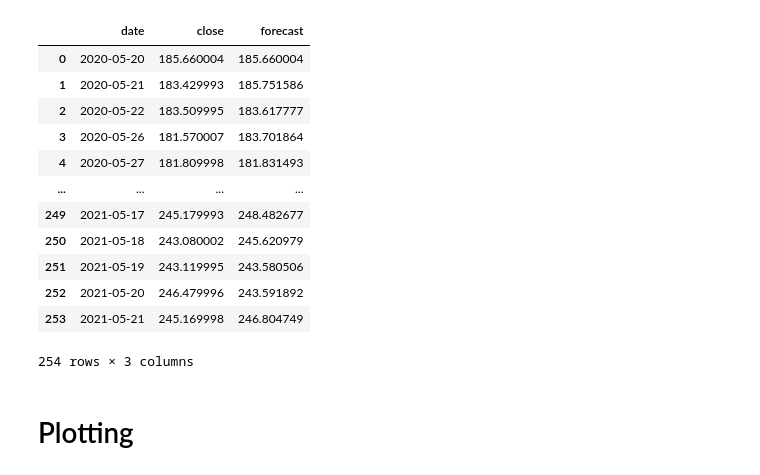
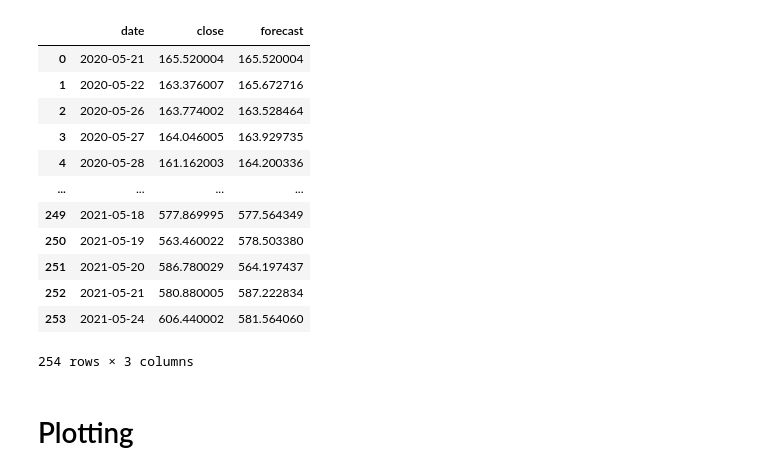
Before and after one commit to ulrikson/trading, a Jupyter notebook: simulate.ipynb, the cells around one changed output. Cells and saved outputs as stored; diff of their text form; code cells hidden in the pictures.

```diff
--- a/simulate.ipynb
+++ b/simulate.ipynb
@@ -7,22 +7,23 @@ import math
 import seaborn as sns
 sns.set()
 # %%
-df = pd.read_csv('data/msft_cross_val.csv')
+stock = 'TSLA'
+df = pd.read_csv(f'data/{stock.lower()}_cross_val.csv')
 df.date = pd.to_datetime(df.date)
 df
 # %% [output]
 |  | date | close | forecast |
-| 0 | 2020-05-20 | 185.660004 | 185.660004 |
-| 1 | 2020-05-21 | 183.429993 | 185.751586 |
-| 2 | 2020-05-22 | 183.509995 | 183.617777 |
-| 3 | 2020-05-26 | 181.570007 | 183.701864 |
-| 4 | 2020-05-27 | 181.809998 | 181.831493 |
+| 0 | 2020-05-21 | 165.520004 | 165.520004 |
+| 1 | 2020-05-22 | 163.376007 | 165.672716 |
+| 2 | 2020-05-26 | 163.774002 | 163.528464 |
+| 3 | 2020-05-27 | 164.046005 | 163.929735 |
+| 4 | 2020-05-28 | 161.162003 | 164.200336 |
 | ... | ... | ... | ... |
-| 249 | 2021-05-17 | 245.179993 | 248.482677 |
-| 250 | 2021-05-18 | 243.080002 | 245.620979 |
-| 251 | 2021-05-19 | 243.119995 | 243.580506 |
-| 252 | 2021-05-20 | 246.479996 | 243.591892 |
-| 253 | 2021-05-21 | 245.169998 | 246.804749 |
+| 249 | 2021-05-18 | 577.869995 | 577.564349 |
+| 250 | 2021-05-19 | 563.460022 | 578.503380 |
+| 251 | 2021-05-20 | 586.780029 | 564.197437 |
+| 252 | 2021-05-21 | 580.880005 | 587.222834 |
+| 253 | 2021-05-24 | 606.440002 | 581.564060 |
 254 rows × 3 columns
 # %% [markdown]
 # Plotting
```
Also changed, not shown: parts of 4 cells of this notebook, 1 other file.
